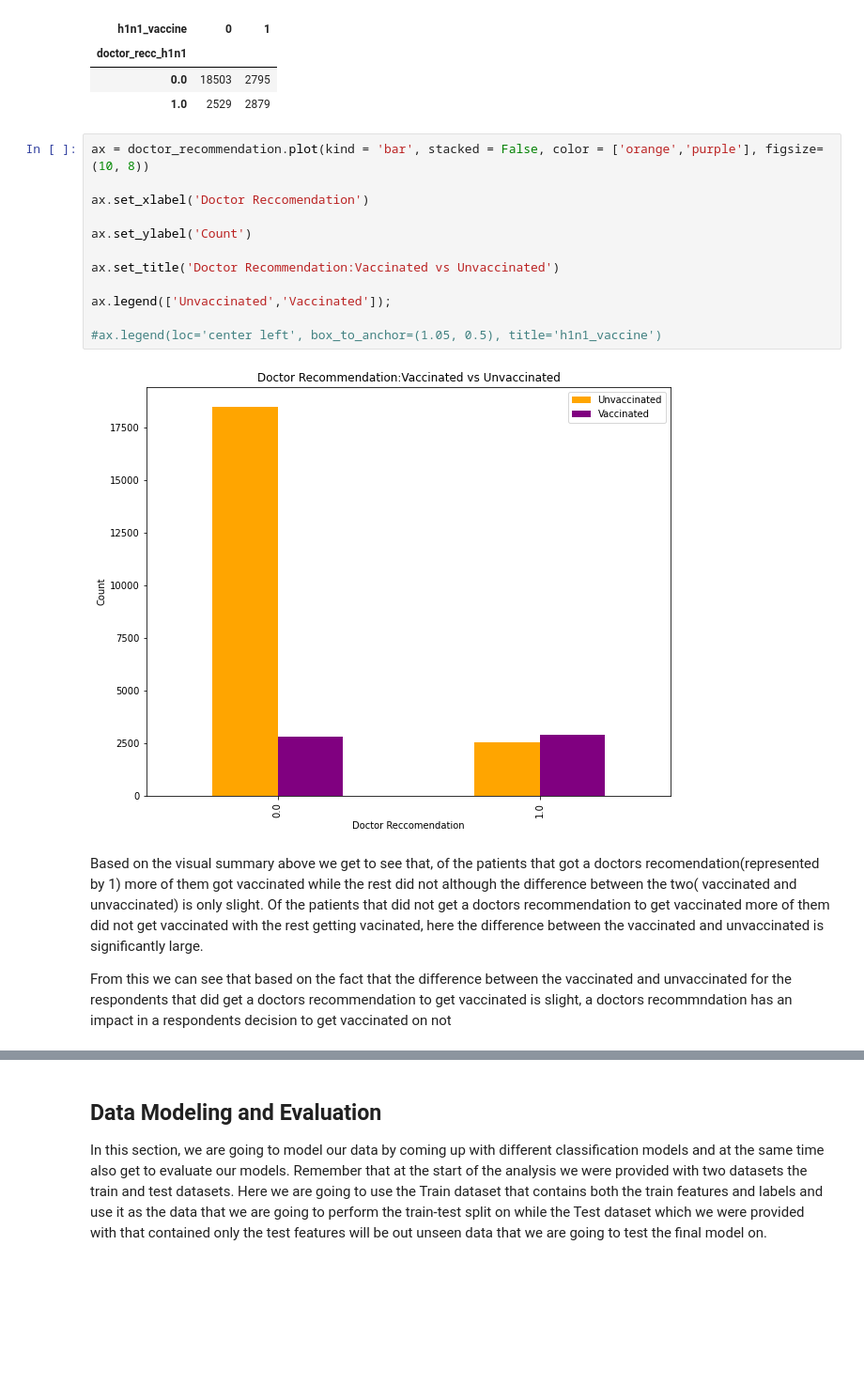
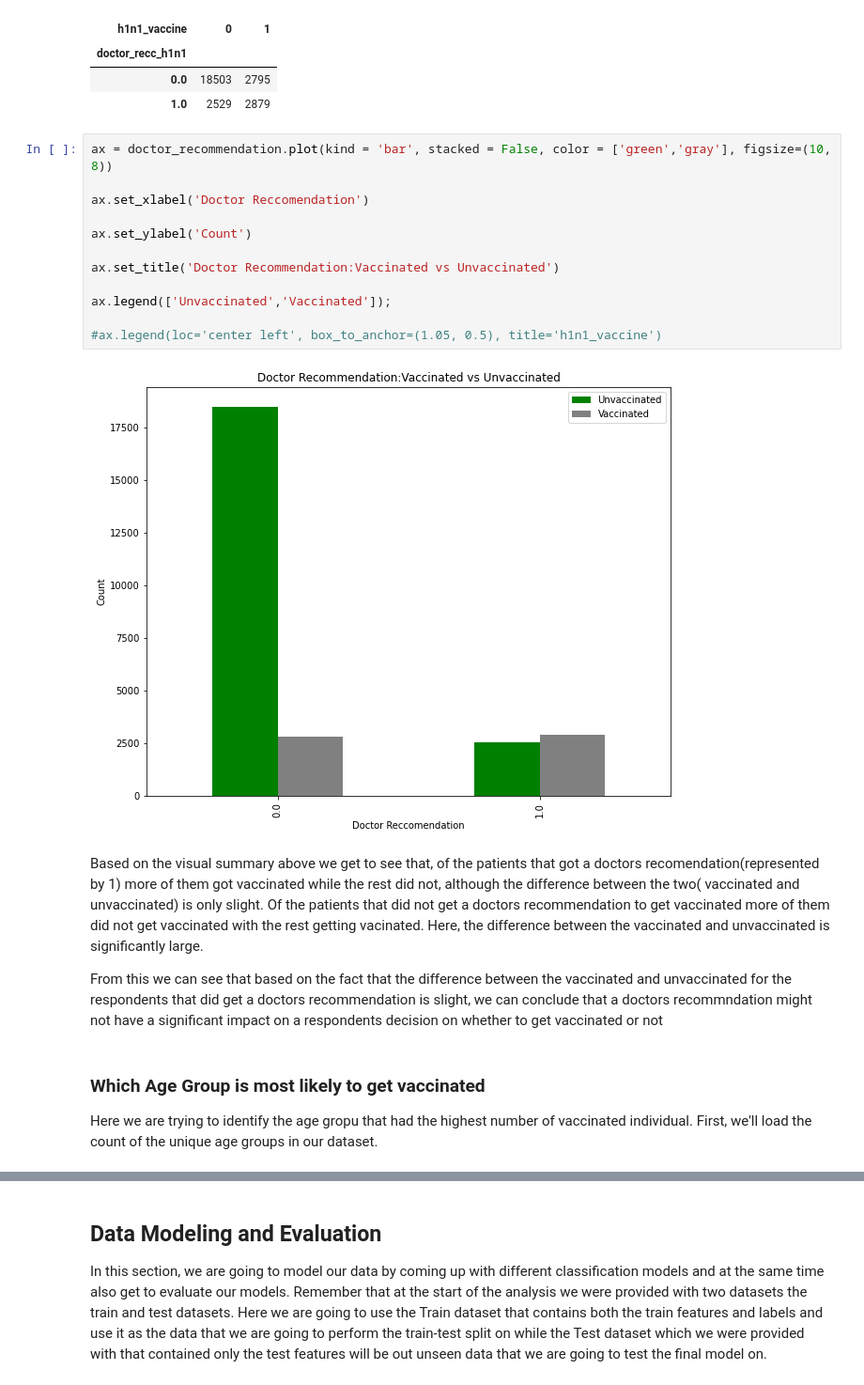
Before and after one commit to mainaroseline/H1N1-Vaccination-Rate-Analysis, a Jupyter notebook: project.ipynb, the cells around one changed output, grey strips where cells are left out. Shown: that part at 94% size. Saved outputs shown, nothing was run; the diff lists cells and outputs as text; blank space fills up the shorter version.

Commit message:
Summary

```diff
--- a/project.ipynb
+++ b/project.ipynb
@@ -734,20 +739,24 @@ doctor_recommendation
 | 0.0 | 18503 | 2795 |
 | 1.0 | 2529 | 2879 |
 # %%
-ax = doctor_recommendation.plot(kind = 'bar', stacked = False, color = ['orange','purple'], figsize=(10, 8))
+ax = doctor_recommendation.plot(kind = 'bar', stacked = False, color = ['green','gray'], figsize=(10, 8))
 
 ax.set_xlabel('Doctor Reccomendation')
 
 ax.set_ylabel('Count')
 
 ax.set_title('Doctor Recommendation:Vaccinated vs Unvaccinated')
 
 ax.legend(['Unvaccinated','Vaccinated']);
 
 #ax.legend(loc='center left', box_to_anchor=(1.05, 0.5), title='h1n1_vaccine')
 # %% [output]
-[figure, old version]
+[figure, new version]
 # %% [markdown]
-Based on the visual summary above we get to see that, of the patients that got a doctors recomendation(represented by 1) more of them got vaccinated while the rest did not although the difference between the two( vaccinated and unvaccinated) is only slight. Of the patients that did not get a doctors recommendation to get vaccinated more of them did not get vaccinated with the rest getting vacinated, here the difference between the vaccinated and unvaccinated is significantly large.
+Based on the visual summary above we get to see that, of the patients that got a doctors recomendation(represented by 1) more of them got vaccinated while the rest did not, although the difference between the two( vaccinated and unvaccinated) is only slight. Of the patients that did not get a doctors recommendation to get vaccinated more of them did not get vaccinated with the rest getting vacinated. Here, the difference between the vaccinated and unvaccinated is significantly large.
 
-From this we can see that based on the fact that the difference between the vaccinated and unvaccinated for the respondents that did get a doctors recommendation to get vaccinated is slight, a doctors recommndation has an impact in a respondents decision to get vaccinated on not
+From this we can see that based on the fact that the difference between the vaccinated and unvaccinated for the respondents that did get a doctors recommendation is slight, we can conclude that a doctors recommndation might not have a significant impact on a respondents decision on whether to get vaccinated or not
+# %% [markdown]
+### Which Age Group is most likely to get vaccinated
+
+Here we are trying to identify the age gropu that had the highest number of vaccinated individual. First, we'll load the count of the unique age groups in our dataset.
```
Also changed, not shown: parts of 52 cells of this notebook.
